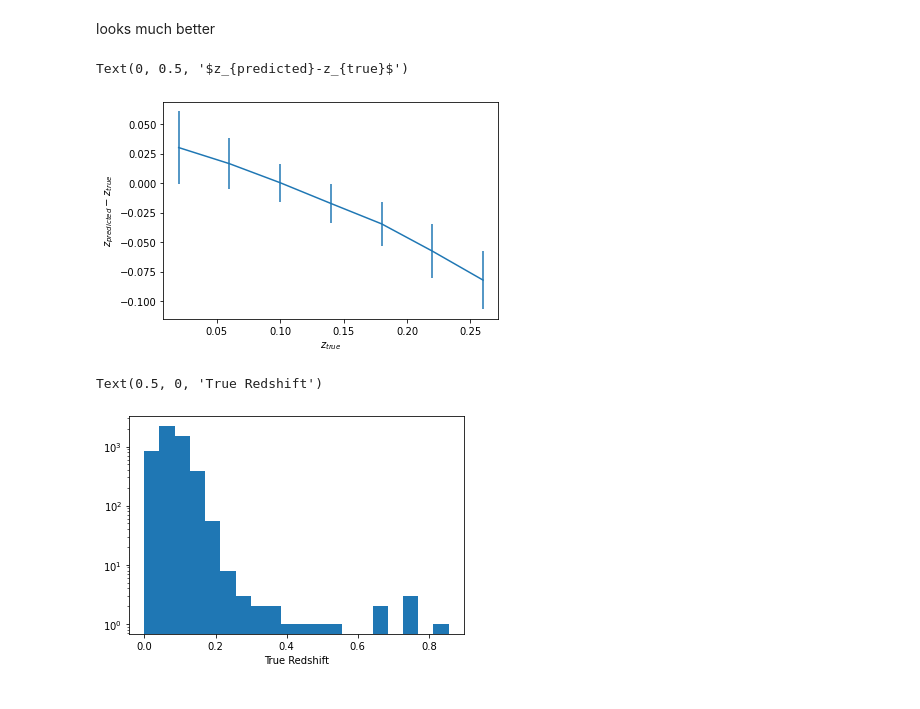
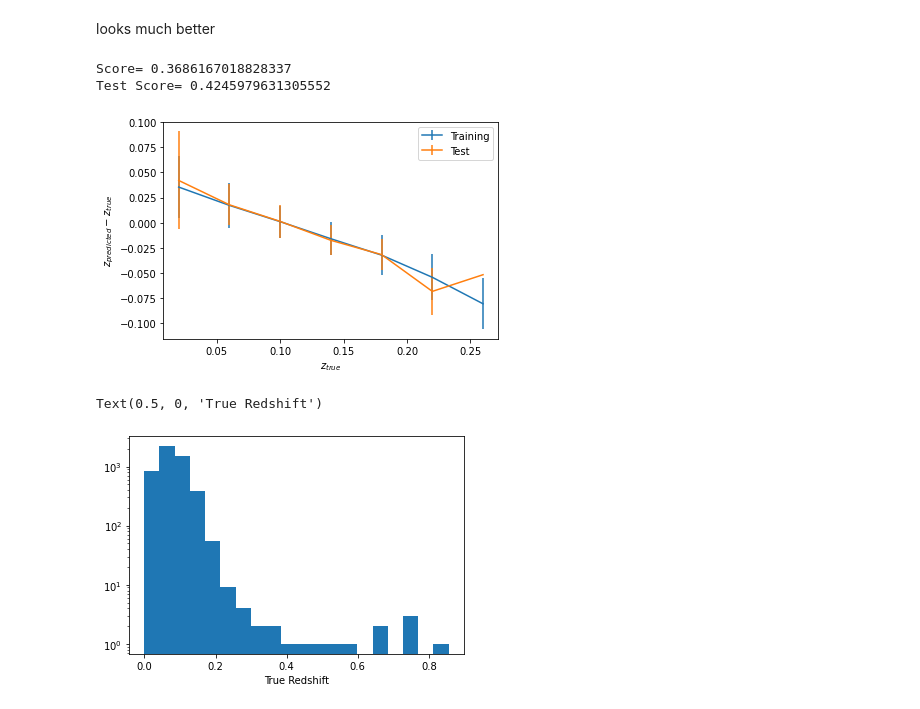
Before and after one commit to dodelson/aiphysics, a Jupyter notebook: outliers.ipynb, the cells around one changed output. Drawn from its saved outputs; the diff is of its cells as text; code cells hidden in the pictures.

```diff
--- a/outliers.ipynb
+++ b/outliers.ipynb
@@ -5,7 +5,7 @@ import numpy as np
 # %%
 #From
 #https://www.kaggle.com/lucidlenn/sloan-digital-sky-survey
-sdss=pd.read_csv('/Users/sdodelso/AI_Institute/Course/Skyserver_SQL2_27_2018 6_51_39 PM.csv')
+sdss=pd.read_csv('/Users/scottdodelson/aiphysics/Skyserver_SQL2_27_2018 6_51_39 PM.csv')
 # %%
 sdss.info()
 # %% [output]
@@ -180 +180,29 @@ Test Score= 0.19569279617497048
 [figure]
+# %%
+diff=lin_reg.predict(X_train)-y_train
+# Bin in true redshift
+bins=[-.001]
+for x in np.arange(.02,.3,.04):
+    bins.append(x)
+bins=np.array(bins)
+nbins=np.size(bins)
+indices=np.digitize(y_train,bins)
+# now each sample has an index corresponding to its true redshift
+bmean=np.zeros(nbins)
+bstd=np.zeros(nbins)
+for i in range(nbins):
+    bmean[i]=np.mean(diff[indices==i])
+    bstd[i]=np.std(diff[indices==i])
+plt.errorbar(bins,bmean,yerr=bstd,label='Training')
+plt.xlabel('$z_{true}$')
+plt.ylabel('$z_{predicted}-z_{true}$')
+#Test set
+diffs=lin_reg.predict(X_test)-y_test
+indices=np.digitize(y_test,bins)
+bmean=np.zeros(nbins)
+bstd=np.zeros(nbins)
+for i in range(nbins):
+    bmean[i]=np.mean(diffs[indices==i])
+    bstd[i]=np.std(diffs[indices==i])
+plt.errorbar(bins,bmean,yerr=bstd,label='Test')
+plt.legend()
@@ -208,31 +239,44 @@ plt.colorbar(sc)
 # %% [markdown]
 looks much better
 # %%
+lin_reg.fit(X_train,y_train)
 diff=lin_reg.predict(X_train)-y_train
 # Bin in true redshift
 bins=[-.001]
 for x in np.arange(.02,.3,.04):
     bins.append(x)
 bins=np.array(bins)
 nbins=np.size(bins)
 indices=np.digitize(y_train,bins)
 # now each sample has an index corresponding to its true redshift
 bmean=np.zeros(nbins)
 bstd=np.zeros(nbins)
 for i in range(nbins):
     bmean[i]=np.mean(diff[indices==i])
     bstd[i]=np.std(diff[indices==i])
 plt.errorbar(bins,bmean,yerr=bstd,label='Training')
 plt.xlabel('$z_{true}$')
 plt.ylabel('$z_{predicted}-z_{true}$')
+diffs=lin_reg.predict(X_test)-y_test
+indices=np.digitize(y_test,bins)
+bmean=np.zeros(nbins)
+bstd=np.zeros(nbins)
+for i in range(nbins):
+    bmean[i]=np.mean(diffs[indices==i])
+    bstd[i]=np.std(diffs[indices==i])
+plt.errorbar(bins,bmean,yerr=bstd,label='Test')
+plt.legend()
+print('Score= '+str(lin_reg.score(X_train,y_train)))
+print('Test Score= '+str(lin_reg.score(X_test,y_test)))
 # %% [output]
-Text(0, 0.5, '$z_{predicted}-z_{true}$')
+Score= 0.3686167018828337
+Test Score= 0.4245979631305552
-[figure, old version]
+[figure, new version]
 # %%
-#Still has the drift. Look at the redshift distribution
+#Still has the drift and it did nothing to improve the score. Look at the redshift distribution
 plt.hist(galaxies_redshift,bins=20)
 plt.yscale('log')
 plt.xlabel('True Redshift')
 # %% [output]
 Text(0.5, 0, 'True Redshift')
-[figure, old version]
+[figure, new version]
```
Also changed, not shown: parts of 22 cells of this notebook, 3 other files.
